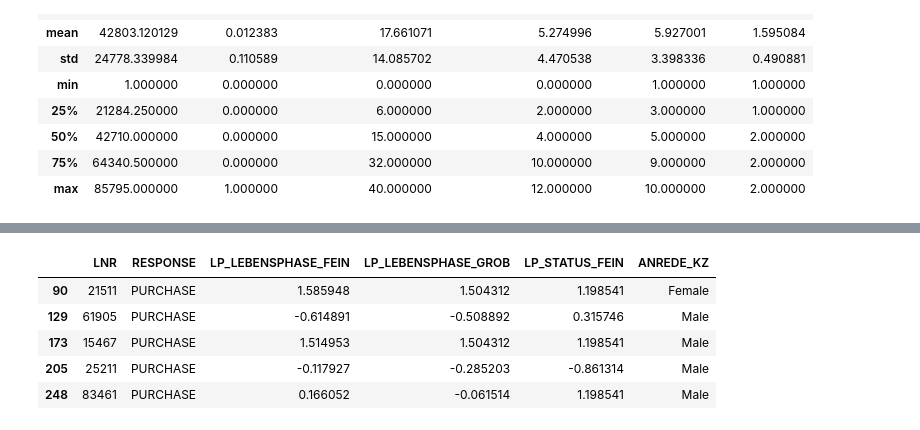
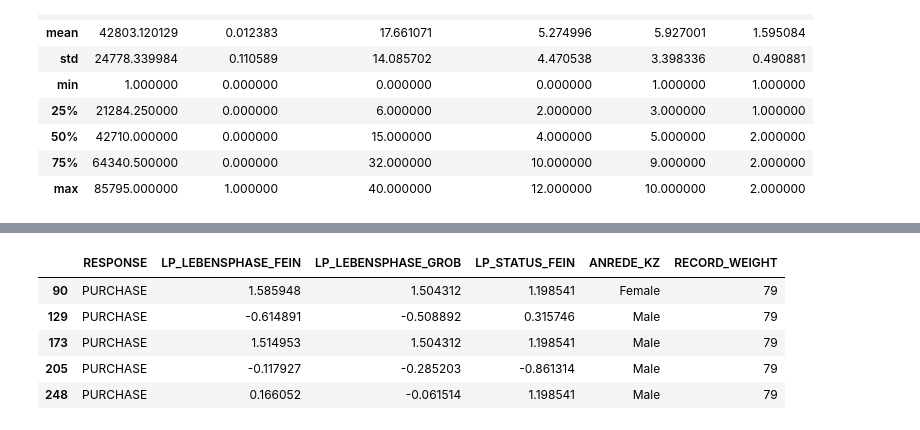
Before and after one commit to djarrin/arvato-ml-captstone, a Jupyter notebook: project_workbook.ipynb, the cells around one changed output, grey strips where cells are left out. Drawn from its saved outputs; the diff is of its cells as text; code cells hidden in the pictures.

```diff
--- a/project_workbook.ipynb
+++ b/project_workbook.ipynb
@@ -122,3 +133,22 @@ init_train = train_data[selected_columns]
+# %%
+#Select Columns
+selected_columns = ['RESPONSE', 'LP_LEBENSPHASE_FEIN', 'LP_LEBENSPHASE_GROB', 'LP_STATUS_FEIN', 'ANREDE_KZ']
+init_train = train_data[selected_columns]
+
+#DropNA
+features = ['LP_LEBENSPHASE_FEIN', 'LP_LEBENSPHASE_GROB', 'LP_STATUS_FEIN', 'ANREDE_KZ']
+init_train = init_train.dropna(subset=features).copy()
+
+# Normalize key values
+scaler = StandardScaler()
+columns_to_normalize = ['LP_LEBENSPHASE_FEIN', 'LP_LEBENSPHASE_GROB', 'LP_STATUS_FEIN']
+init_train[columns_to_normalize] = scaler.fit_transform(init_train[columns_to_normalize])
+
+#categorize sex
+init_train['ANREDE_KZ'] = init_train['ANREDE_KZ'].map({1: 'Male', 2: 'Female'}).astype('category')
+
+#categorize target
+init_train['RESPONSE'] = init_train['RESPONSE'].map({0: 'NOPURCHASE', 1: 'PURCHASE'}).astype('category')
 # %%
 init_train.head()
 # %% [output]
@@ -149,0 +195,9 @@ init_train = init_train.dropna(subset=features).copy()
+# %%
+#Get Buyers
+purchase_records = init_train[init_train['RESPONSE'] == 'PURCHASE']
+#Get NonBuyer Records
+no_purchase_records = init_train[init_train['RESPONSE'] == 'NOPURCHASE']
+
+buyer_weight_multiplier = math.floor(len(no_purchase_records) / len(purchase_records))
+print(f'buyer_weight_multiplier: {buyer_weight_multiplier}')
+init_train['RECORD_WEIGHT'] = np.where(init_train.index.isin(purchase_records.index), buyer_weight_multiplier, 1)
@@ -239,11 +243,11 @@ init_train.head()
 # %%
-#Get Buyers
-purchase_records = init_train[init_train['RESPONSE'] == 'PURCHASE']
-purchase_records.head()
+#Buyer Record Head
+purchase_records_head = init_train[init_train['RESPONSE'] == 'PURCHASE']
+purchase_records_head.head()
 # %% [output]
-|  | LNR | RESPONSE | LP_LEBENSPHASE_FEIN | LP_LEBENSPHASE_GROB | LP_STATUS_FEIN | ANREDE_KZ |
-| 90 | 21511 | PURCHASE | 1.585948 | 1.504312 | 1.198541 | Female |
-| 129 | 61905 | PURCHASE | -0.614891 | -0.508892 | 0.315746 | Male |
-| 173 | 15467 | PURCHASE | 1.514953 | 1.504312 | 1.198541 | Male |
-| 205 | 25211 | PURCHASE | -0.117927 | -0.285203 | -0.861314 | Male |
-| 248 | 83461 | PURCHASE | 0.166052 | -0.061514 | 1.198541 | Male |
+|  | RESPONSE | LP_LEBENSPHASE_FEIN | LP_LEBENSPHASE_GROB | LP_STATUS_FEIN | ANREDE_KZ | RECORD_WEIGHT |
+| 90 | PURCHASE | 1.585948 | 1.504312 | 1.198541 | Female | 79 |
+| 129 | PURCHASE | -0.614891 | -0.508892 | 0.315746 | Male | 79 |
+| 173 | PURCHASE | 1.514953 | 1.504312 | 1.198541 | Male | 79 |
+| 205 | PURCHASE | -0.117927 | -0.285203 | -0.861314 | Male | 79 |
+| 248 | PURCHASE | 0.166052 | -0.061514 | 1.198541 | Male | 79 |
```
Also changed, not shown: parts of 57 cells of this notebook.
